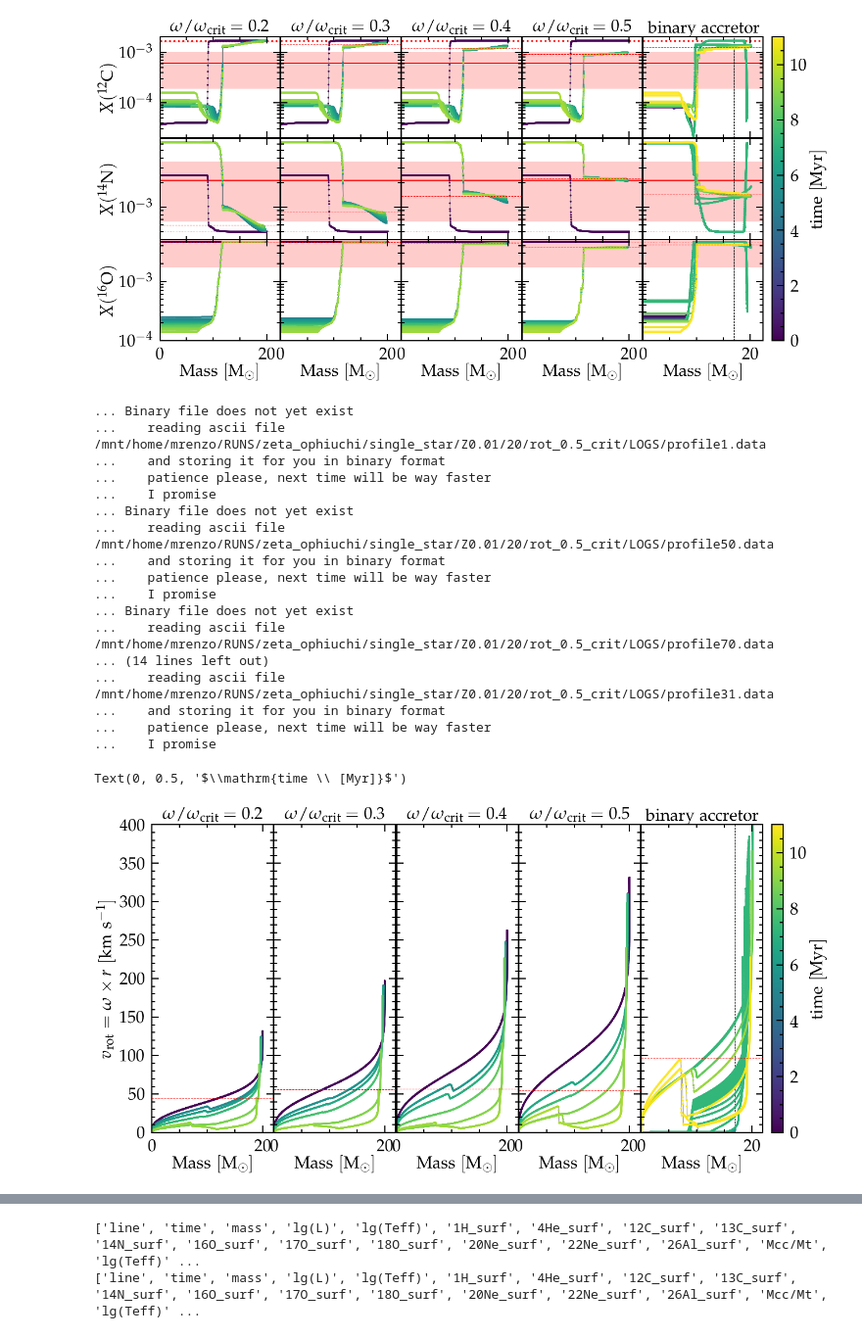
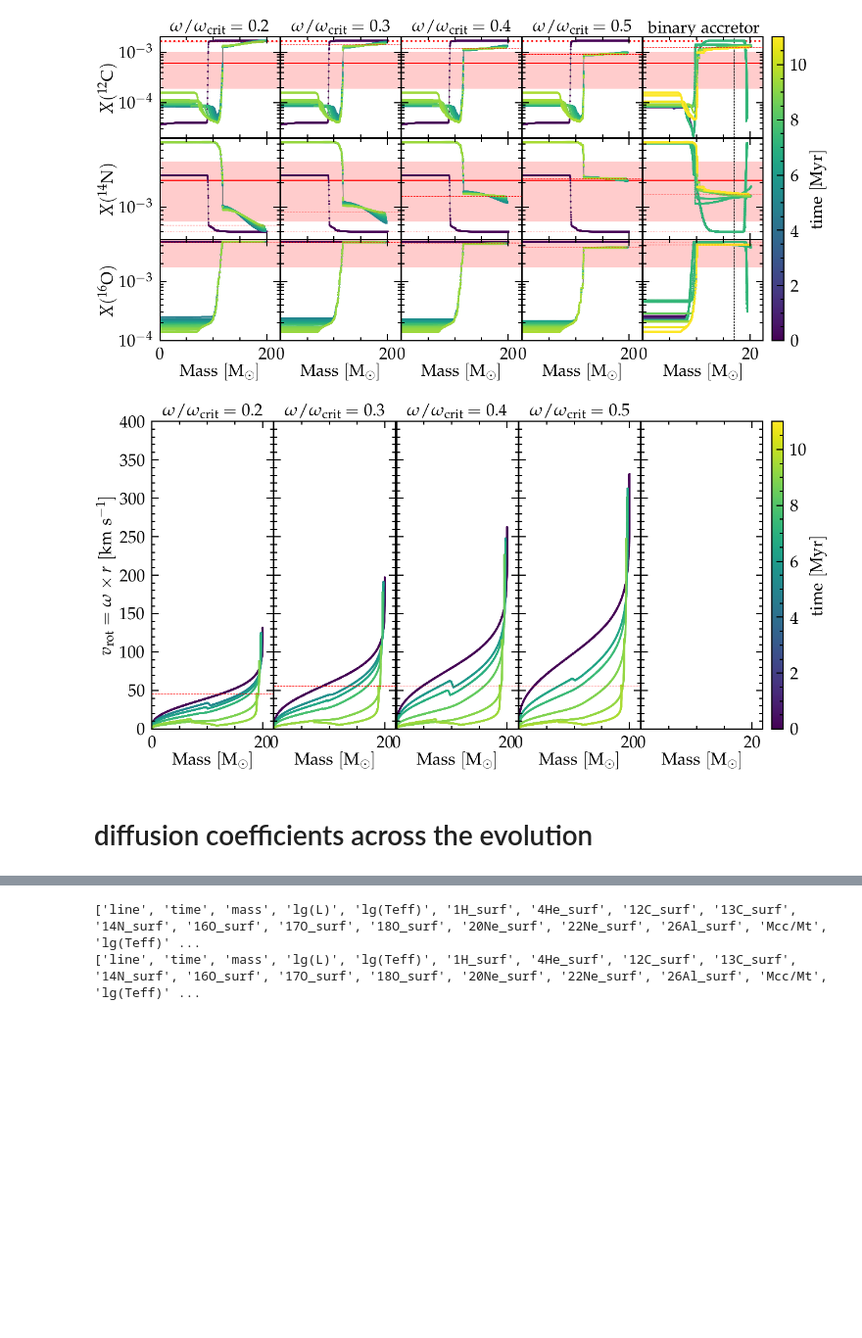
Before and after one commit to mathren/zeta_oph, a Jupyter notebook: notebooks/mixing_and_AM.ipynb, the cells around one changed output, grey strips where cells are left out. Shown at 98% size. Cells and saved outputs as stored; diff of their text form; code cells hidden in the pictures; blank space fills up the shorter version.

```diff
--- a/notebooks/mixing_and_AM.ipynb
+++ b/notebooks/mixing_and_AM.ipynb
@@ -80,15 +80,17 @@ ax.set_xlabel(r"$v_\mathrm{rot} \ \mathrm{[km\ s^{-1}]}$")
 
 folders = [
     # "/mnt/home/mrenzo/RUNS/zeta_ophiuchi/single_star/Z0.01/20/non_rot/LOGS/",
-    "/mnt/home/mrenzo/RUNS/zeta_ophiuchi/single_star/Z0.01/20/rot_0.2_crit/LOGS_old/",
+    "/mnt/home/mrenzo/RUNS/zeta_ophiuchi/single_star/Z0.01/20/rot_0.2_crit/LOGS/",
     "/mnt/home/mrenzo/RUNS/zeta_ophiuchi/single_star/Z0.01/20/rot_0.3_crit/LOGS/",
     "/mnt/home/mrenzo/RUNS/zeta_ophiuchi/single_star/Z0.01/20/rot_0.4_crit/LOGS/",
-    "/mnt/home/mrenzo/RUNS/zeta_ophiuchi/single_star/Z0.01/20/rot_0.5_crit/LOGS_old/",
+    "/mnt/home/mrenzo/RUNS/zeta_ophiuchi/single_star/Z0.01/20/rot_0.5_crit/LOGS/",
     "/mnt/home/mrenzo/RUNS/zeta_ophiuchi/M1_25_M2_17_P100_Z0.01/re-run_exponential/binary_to_postRLOF/LOGS2/"]
 
 colors = plt.cm.viridis(np.linspace(0,0.9,len(folders)-1))
-ax.set_ylim(ymax=9e-3, ymin=4e-4)
+# ax.set_ylim(ymax=9e-3, ymin=4e-4)
+ax.set_ylim(ymax=7e-3, ymin=4e-4)
 ax.set_xlim(0, 600)
+
 for folder in folders:
     if "single" in folder:
         label = "$\omega/\omega_\mathrm{crit}="+str(folder.split('/')[-3].split('_')[1])+"$"
@@ -122,6 +124,6 @@ for folder in folders:
 # ax.fill_between(x, y1=n-err_n, y2=n+err_n, fc='r',alpha=0.2)
 
 ax.legend()
-ax.set_yscale('log')
+# ax.set_yscale('log')
 # plt.savefig("/mnt/home/mrenzo/TMP/hunter_zeta.pdf")
 # %% [output]
@@ -373,8 +376,8 @@ folders = [
     "/mnt/home/mrenzo/RUNS/zeta_ophiuchi/single_star/Z0.01/20/rot_0.3_crit/LOGS/",
     "/mnt/home/mrenzo/RUNS/zeta_ophiuchi/single_star/Z0.01/20/rot_0.4_crit/LOGS/",
     "/mnt/home/mrenzo/RUNS/zeta_ophiuchi/single_star/Z0.01/20/rot_0.5_crit/LOGS/",
-    "/mnt/home/mrenzo/RUNS/zeta_ophiuchi/M1_25_M2_17_P100_Z0.01/re-run_exponential/binary_to_postRLOF/LOGS2/"]
-
+    # "/mnt/home/mrenzo/RUNS/zeta_ophiuchi/M1_25_M2_17_P100_Z0.01/re-run_exponential/binary_to_postRLOF/LOGS2/"]
+]
 axes = [ax1,ax2,ax3,ax4, ax5]
 
 for ax in axes:
@@ -386,49 +389,35 @@ ax1.set_ylabel(r"$v_\mathrm{rot} = \omega\times r \ \mathrm{[km\ s^{-1}]}$")
 
 
 for folder in folders:
     ax = axes[folders.index(folder)]
     if "single" in folder:
         title = "$\omega/\omega_\mathrm{crit}="+str(folder.split('/')[-3].split('_')[1])+"$"
         profiles = sorted(glob.glob(folder+"/p*data"), key=get_age_from_profile)
         profiles = profiles[::20]+[profiles[-1]]
     if "binary" in folder:
         title = "$\mathrm{binary\ accretor}$"
         ax.axvline(17,0,1, ls="--", c='k', lw=1, zorder=0)
         profiles = sorted(glob.glob(folder+"/p*data")+glob.glob(folder+'../../accretor_to_TAMS/LOGS/p*.data'), key=get_age_from_profile)
         profiles = profiles[::5]+[profiles[-1]]
     ax.set_title(title, fontsize=30)
     for profile in profiles:
         src, col = getSrcCol(profile)
         m = src[:, col.index("mass")]
         omega = src[:, col.index("omega")]
         r = src[:, col.index("radius")]*Rsun_cm/1e5 # km
         vrot = omega*r
         age = get_age_from_profile(profile)
         ax.plot(m, vrot, c='#808080', lw=1, zorder=0)
         p = ax.scatter(m, vrot, c=[age]*len(m), s=5, vmin=0, vmax=11)
         if profile == profiles[-1]:
             ax.axhline(vrot[0],0,1, ls='--', lw=1, c='r', zorder=100)
 
 
 fig.colorbar(p, cax=cax)
 cax.set_ylabel(r"$\mathrm{time \ [Myr]}$")
+
+plt.savefig("/mnt/home/mrenzo/TMP/zeta_Rotational_struct_rot_0_5.pdf", dpi=10)
 # %% [output]
-... Binary file does not yet exist
-...    reading ascii file  /mnt/home/mrenzo/RUNS/zeta_ophiuchi/single_star/Z0.01/20/rot_0.5_crit/LOGS/profile1.data
-...    and storing it for you in binary format
-...    patience please, next time will be way faster
-...    I promise
-... Binary file does not yet exist
-...    reading ascii file  /mnt/home/mrenzo/RUNS/zeta_ophiuchi/single_star/Z0.01/20/rot_0.5_crit/LOGS/profile50.data
-...    and storing it for you in binary format
-...    patience please, next time will be way faster
-...    I promise
-... Binary file does not yet exist
-...    reading ascii file  /mnt/home/mrenzo/RUNS/zeta_ophiuchi/single_star/Z0.01/20/rot_0.5_crit/LOGS/profile70.data
-... (14 lines left out)
-...    reading ascii file  /mnt/home/mrenzo/RUNS/zeta_ophiuchi/single_star/Z0.01/20/rot_0.5_crit/LOGS/profile31.data
-...    and storing it for you in binary format
-...    patience please, next time will be way faster
-...    I promise
-Text(0, 0.5, '$\\mathrm{time \\ [Myr]}$')
-[figure, old version]
+[figure, new version]
+# %% [markdown]
+# diffusion coefficients across the evolution
```
Also changed, not shown: parts of 7 cells of this notebook.
